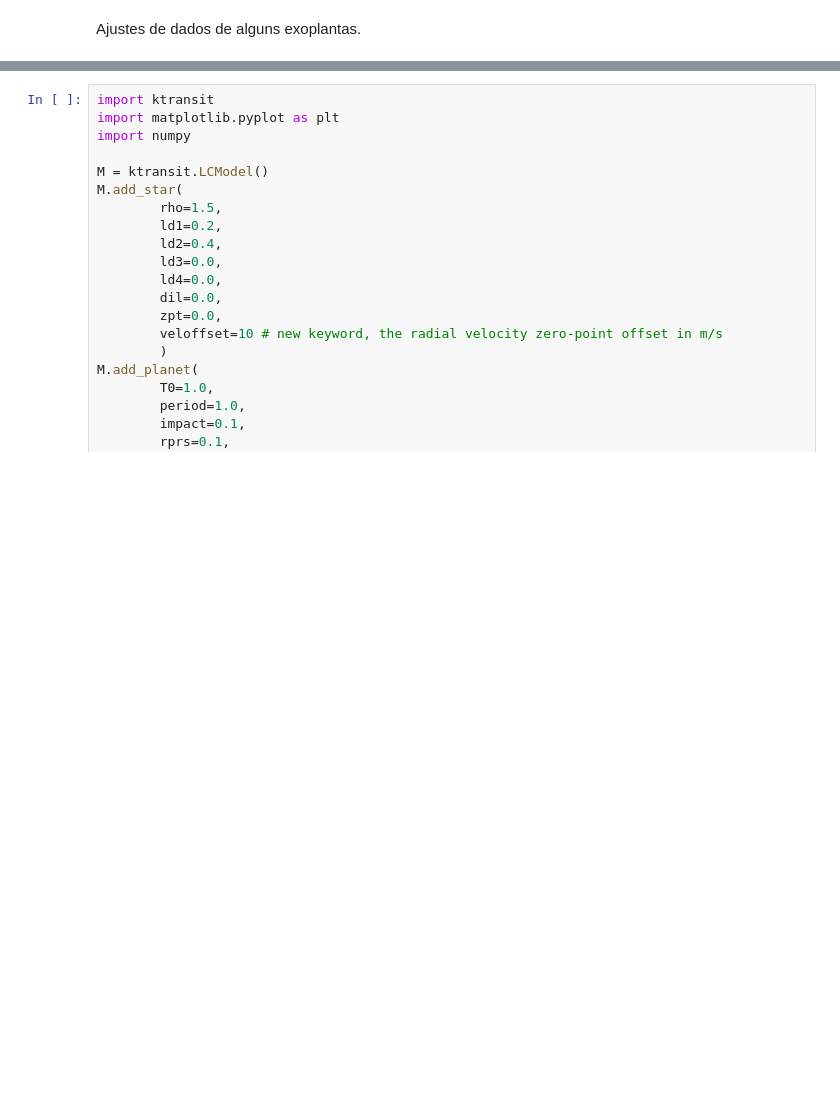
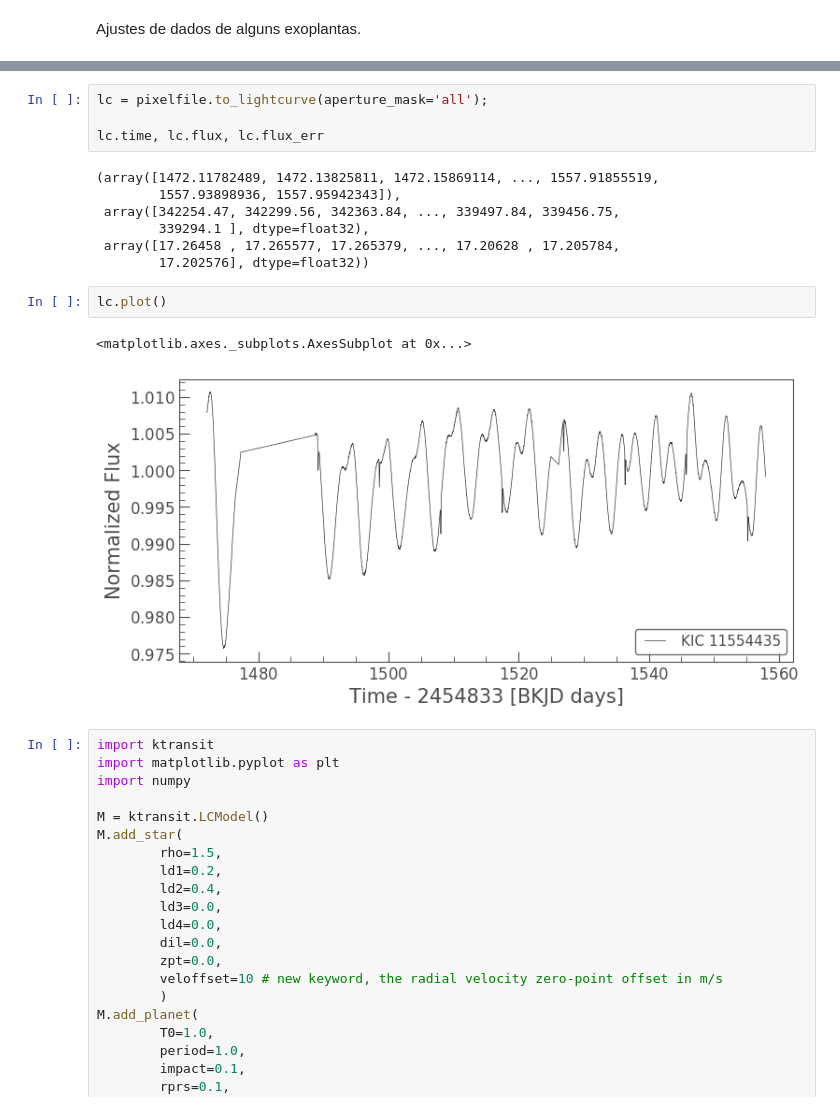
Before and after one commit to AmauriKudaka/Astro, a Jupyter notebook: Copy_of_Astroinformática_II_Aula_03.ipynb, the cells around one changed output, grey strips where cells are left out. Cells and saved outputs as stored; diff of their text form; blank space fills up the shorter version.

```diff
--- a/Copy_of_Astroinformática_II_Aula_03.ipynb
+++ b/Copy_of_Astroinformática_II_Aula_03.ipynb
@@ -131,3 +156,19 @@ Ajustes de dados de alguns exoplantas.
+# %%
+lc = pixelfile.to_lightcurve(aperture_mask='all');
+
+lc.time, lc.flux, lc.flux_err
+# %% [output]
+(array([1472.11782489, 1472.13825811, 1472.15869114, ..., 1557.91855519,
+        1557.93898936, 1557.95942343]),
+ array([342254.47, 342299.56, 342363.84, ..., 339497.84, 339456.75,
+        339294.1 ], dtype=float32),
+ array([17.26458 , 17.265577, 17.265379, ..., 17.20628 , 17.205784,
+        17.202576], dtype=float32))
+# %%
+lc.plot()
+# %% [output]
+<matplotlib.axes._subplots.AxesSubplot at 0x...>
+[figure, added]
 # %%
 import ktransit
 import matplotlib.pyplot as plt
```
Also changed, not shown: parts of 8 cells of this notebook.
